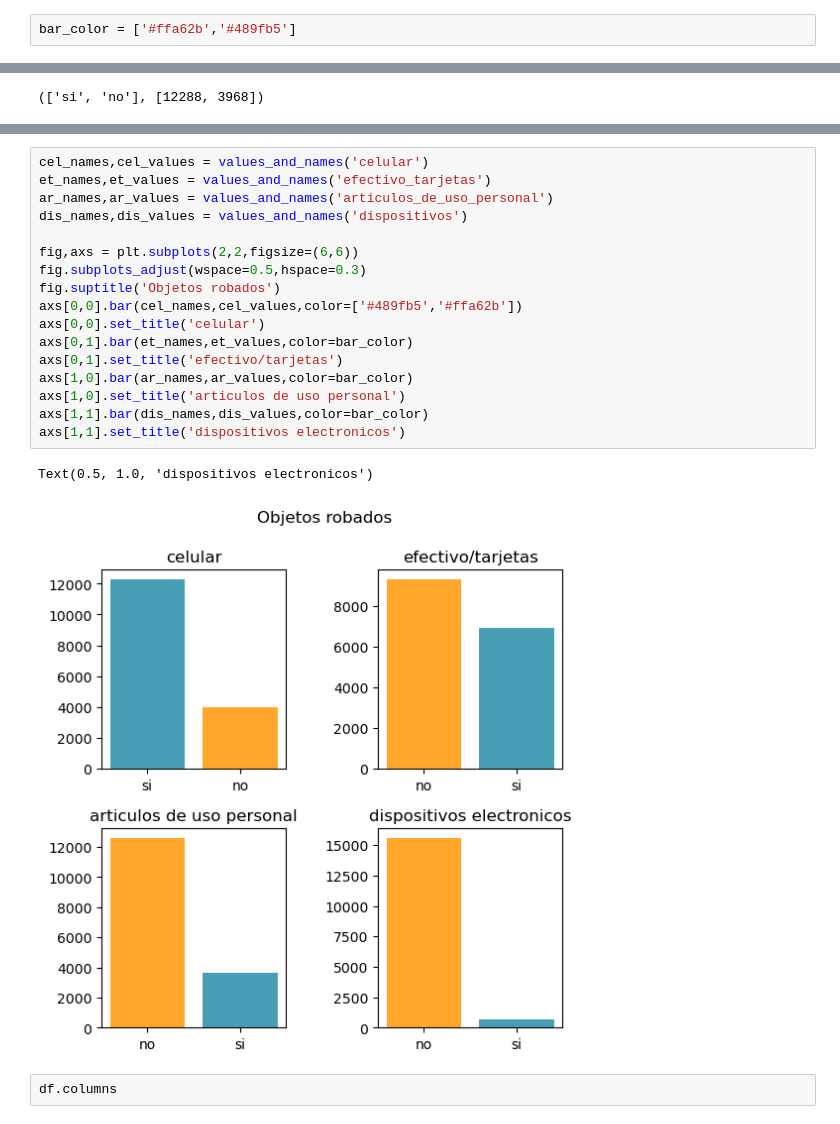
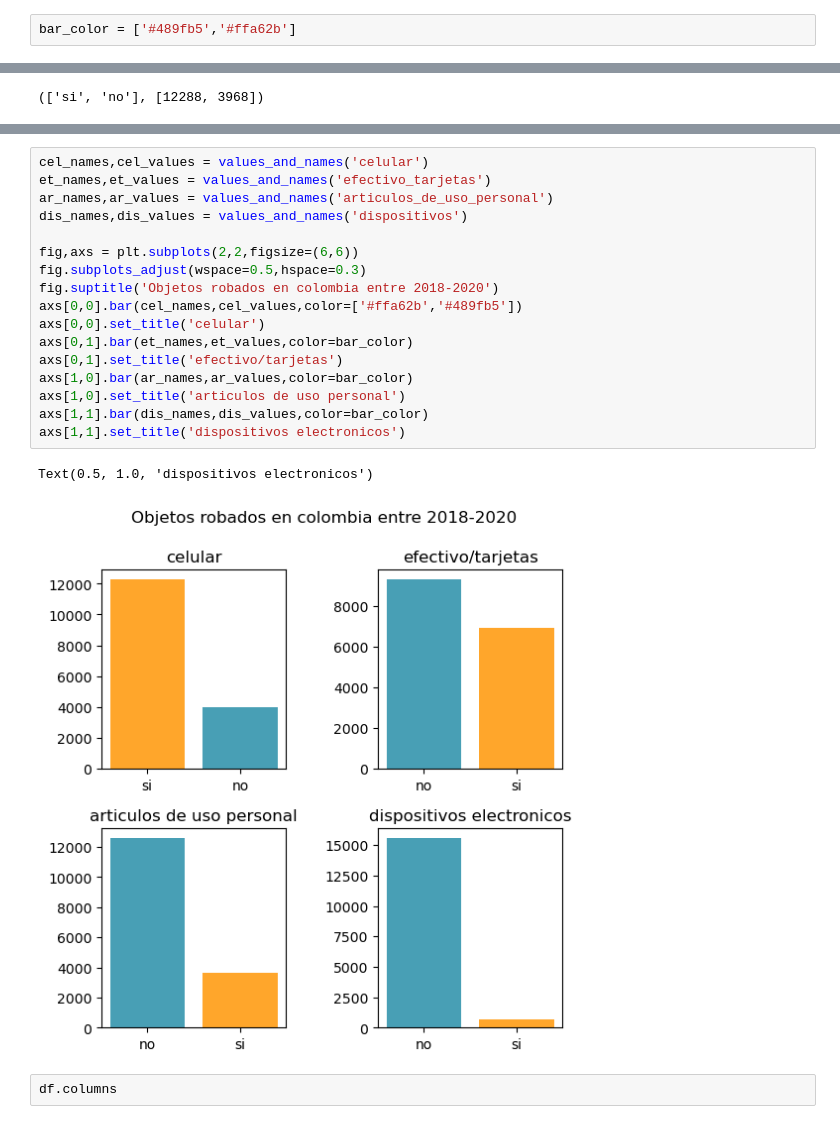
Before and after one commit to giraljv/hurtos_colombia, a Jupyter notebook: notebooks/0-2_exploration.ipynb, the cells around one changed output, grey strips where cells are left out. Saved outputs shown, nothing was run; the diff lists cells and outputs as text.

```diff
--- a/notebooks/0-2_exploration.ipynb
+++ b/notebooks/0-2_exploration.ipynb
@@ -4,7 +4,7 @@ import seaborn as sns
 import matplotlib.pyplot as plt
 import numpy as np
 # %%
-bar_color = ['#ffa62b','#489fb5']
+bar_color = ['#489fb5','#ffa62b']
 # %%
 %run 0-1_process.ipynb
 # %%
@@ -37,23 +32,23 @@ sns.countplot(data=df,x='celular')
 # %%
 cel_names,cel_values = values_and_names('celular')
 et_names,et_values = values_and_names('efectivo_tarjetas')
 ar_names,ar_values = values_and_names('articulos_de_uso_personal')
 dis_names,dis_values = values_and_names('dispositivos')
 
 fig,axs = plt.subplots(2,2,figsize=(6,6))
 fig.subplots_adjust(wspace=0.5,hspace=0.3)
-fig.suptitle('Objetos robados')
-axs[0,0].bar(cel_names,cel_values,color=['#489fb5','#ffa62b'])
+fig.suptitle('Objetos robados en colombia entre 2018-2020')
+axs[0,0].bar(cel_names,cel_values,color=['#ffa62b','#489fb5'])
 axs[0,0].set_title('celular')
 axs[0,1].bar(et_names,et_values,color=bar_color)
 axs[0,1].set_title('efectivo/tarjetas')
 axs[1,0].bar(ar_names,ar_values,color=bar_color)
 axs[1,0].set_title('articulos de uso personal')
 axs[1,1].bar(dis_names,dis_values,color=bar_color)
 axs[1,1].set_title('dispositivos electronicos')
 # %% [output]
 Text(0.5, 1.0, 'dispositivos electronicos')
-[figure, old version]
+[figure, new version]
 # %%
 df.columns
 # %% [output]
```
Also changed, not shown: parts of 1 cell of this notebook.
